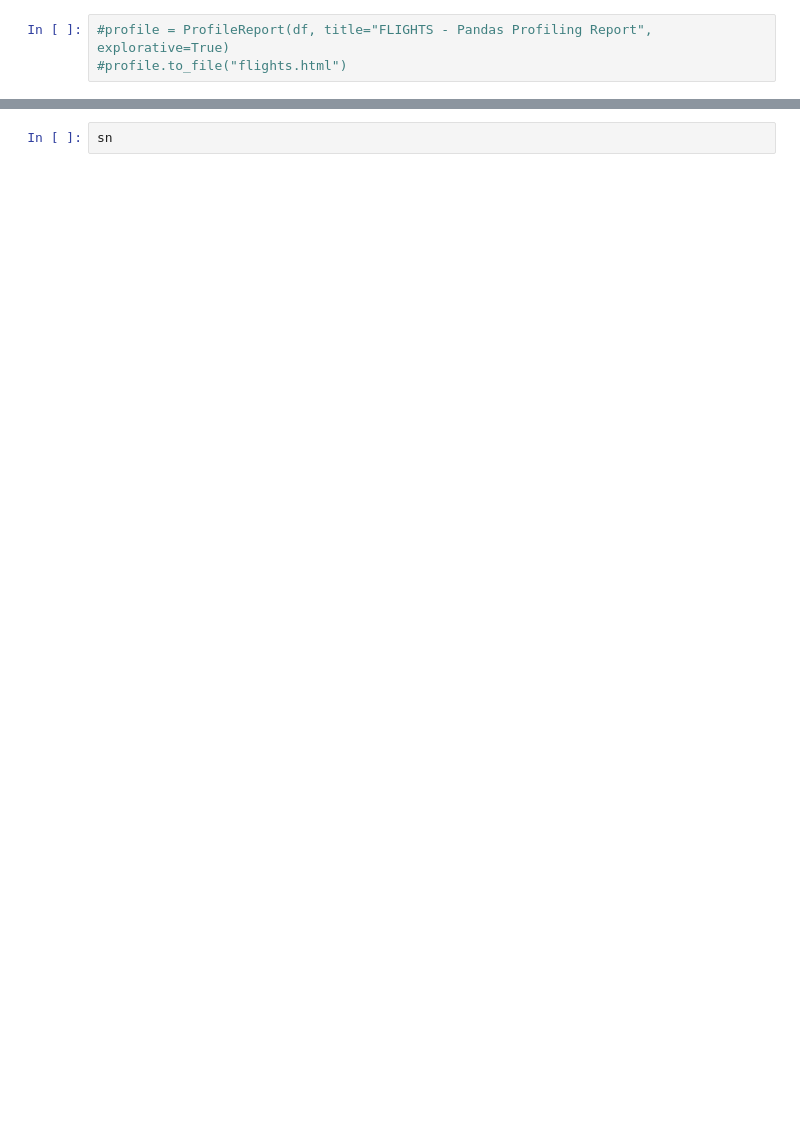
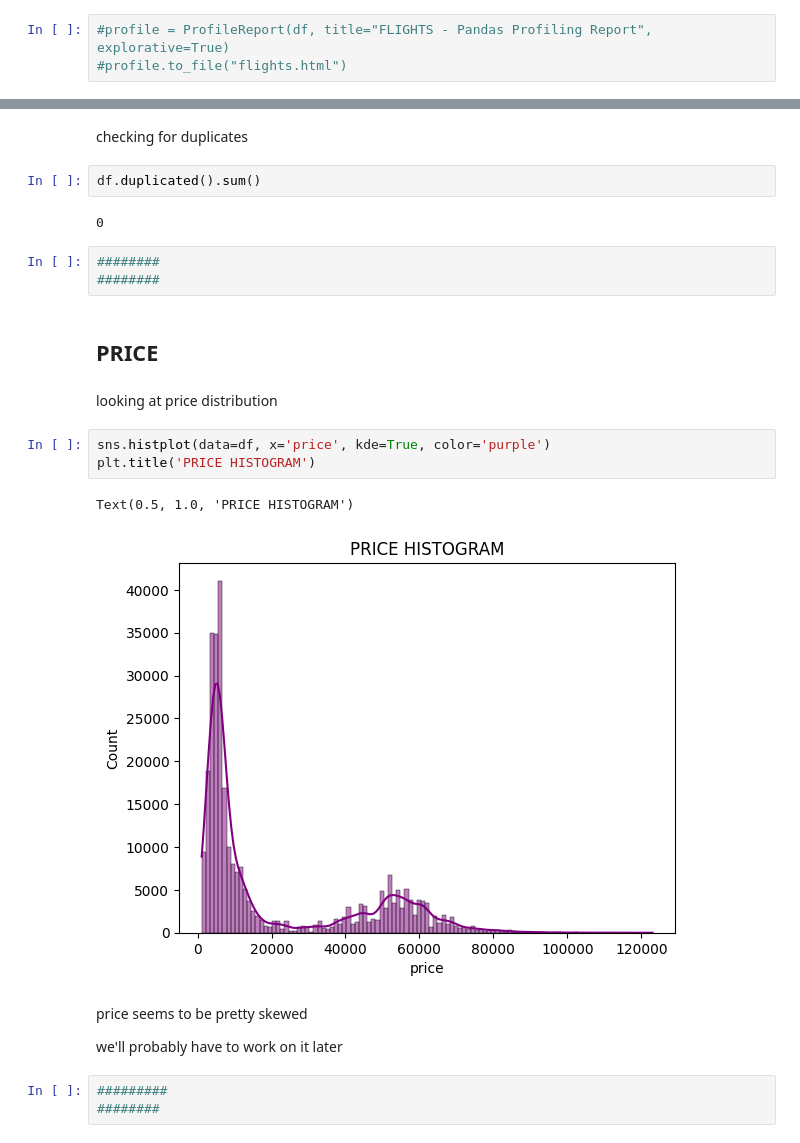
Before and after one commit to baldogiovine/763691, a Jupyter notebook: flights_provola.ipynb, the cells around one changed output, grey strips where cells are left out. Saved outputs shown, nothing was run; the diff lists cells and outputs as text; blank space fills up the shorter version.

```diff
--- a/flights_provola.ipynb
+++ b/flights_provola.ipynb
@@ -38,2 +58,26 @@ df.head()
+# %% [markdown]
+checking for duplicates
+# %%
+df.duplicated().sum()
+# %% [output]
+0
+# %%
+########
+########
+# %% [markdown]
+## PRICE
+# %% [markdown]
+looking at price distribution
 # %%
-sn
+sns.histplot(data=df, x='price', kde=True, color='purple')
+plt.title('PRICE HISTOGRAM')
+# %% [output]
+Text(0.5, 1.0, 'PRICE HISTOGRAM')
+[figure, added]
+# %% [markdown]
+price seems to be pretty skewed
+
+we'll probably have to work on it later
+# %%
+#########
+########
```
Also changed, not shown: parts of 30 cells of this notebook.
